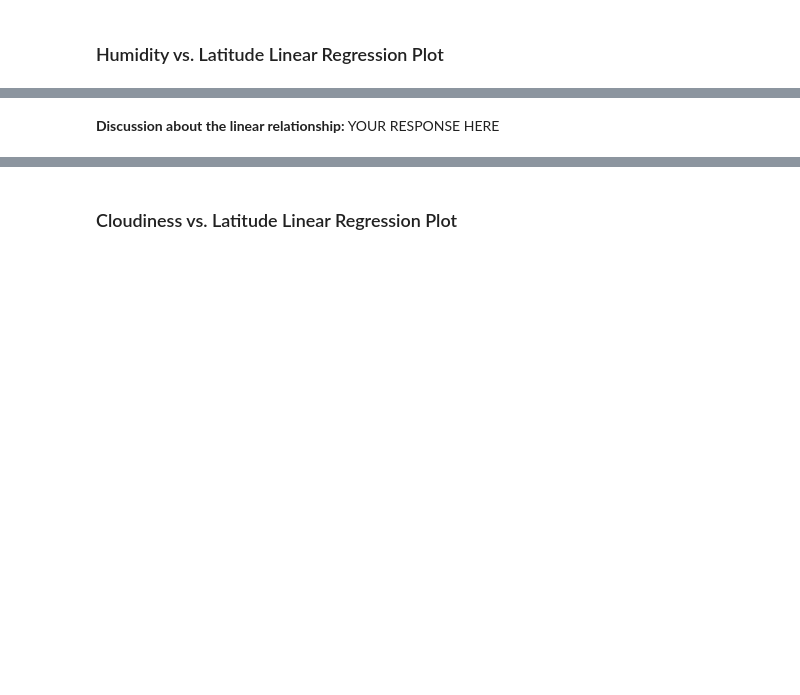
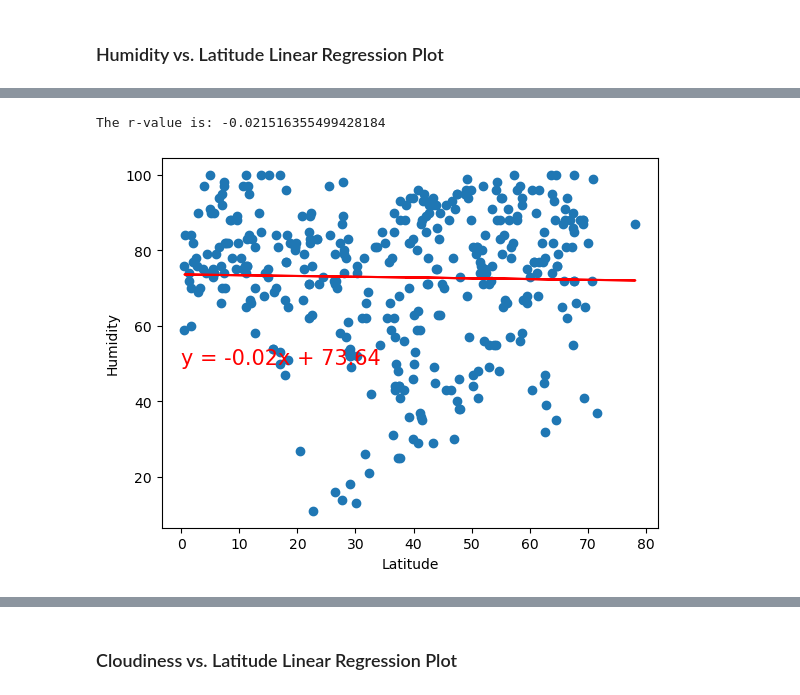
Before and after one commit to schuttlerc/python-api-challenge, a Jupyter notebook: starter_code/WeatherPy.ipynb, the cells around one changed output, grey strips where cells are left out. Drawn from its saved outputs; the diff is of its cells as text; code cells hidden in the pictures; blank space fills up the shorter version.

```diff
--- a/starter_code/WeatherPy.ipynb
+++ b/starter_code/WeatherPy.ipynb
@@ -339,2 +339,21 @@ The r-value is: 0.0002808747046324607
-# %% [markdown]
-**Discussion about the linear relationship:** YOUR RESPONSE HERE
+# %%
+# Define a function to create Linear Regression plots
+nh_humidity_slope, nh_humidity_int, nh_humidity_r, nh_humidity_p, nh_humidity_std_err = linregress(northern_hemi_df["Lat"], northern_hemi_df["Humidity"])
+nh_humidity_fit = nh_humidity_slope * northern_hemi_df["Lat"] + nh_humidity_int
+
+sh_humidity_slope, sh_humidity_int, sh_humidity_r, sh_humidity_p, sh_humidity_std_err = linregress(southern_hemi_df["Lat"], southern_hemi_df["Humidity"])
+sh_humidity_fit = sh_humidity_slope * southern_hemi_df["Lat"] + sh_humidity_int
+# %%
+# Northern Hemisphere
+nh_humidity_eq = "y = " + str(round(nh_humidity_slope, 2)) + "x + " + str(round(nh_humidity_int, 2))
+
+plt.scatter(northern_hemi_df["Lat"],northern_hemi_df["Humidity"])
+plt.plot(northern_hemi_df["Lat"], nh_humidity_fit, color="red")
+plt.annotate(nh_humidity_eq, (0,50), fontsize=15, color="red")
+plt.xlabel("Latitude")
+plt.ylabel("Humidity")
+print(f"The r-value is: {nh_humidity_r}")
+plt.show()
+# %% [output]
+The r-value is: -0.021516355499428184
+[figure, added]
```
Also changed, not shown: parts of 36 cells of this notebook, 6 other files.
